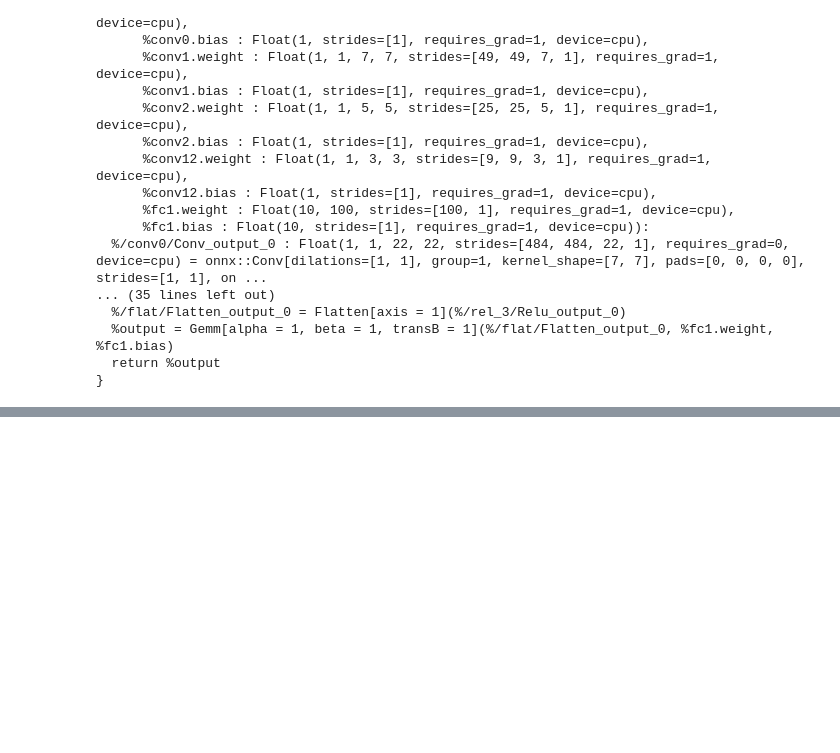
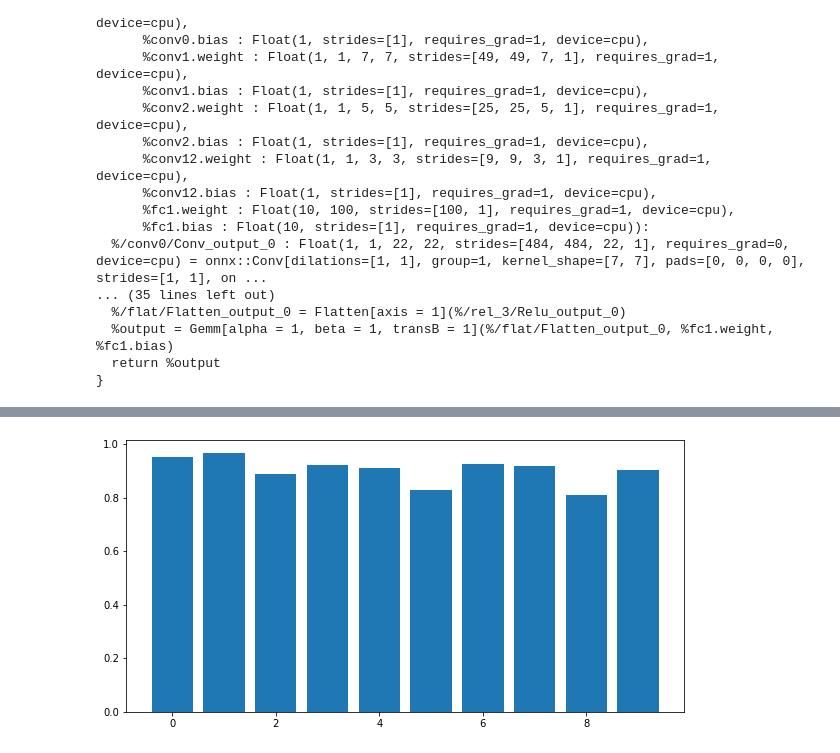
Before and after one commit to COLVERTYETY/streamlit_MNIST, a Jupyter notebook: training.ipynb, the cells around one changed output, grey strips where cells are left out. Drawn from its saved outputs; the diff is of its cells as text; code cells hidden in the pictures; blank space fills up the shorter version.

```diff
--- a/training.ipynb
+++ b/training.ipynb
@@ -343,0 +295,14 @@ fully_quantize: 0, inference_type: 6, input_inference_type: FLOAT32, output_infe
+# %%
+# load pytorch model
+model.load_state_dict(torch.load("cnn.pt"))
+model.eval()
+#  count wieights with magnitude less than 0.1
+count = 0
+magnitude = 0.001
+for name, param in model.named_parameters():
+    if "weight" in name:
+        count += (param.abs() < magnitude).sum().item()
+print("pytorch model weights with magnitude less than", magnitude,":",count)
+total = sum(p.numel() for p in model.parameters())
+print("total weights:", total)
+print("sparsity:", count / total)
@@ -343,0 +313,77 @@ fully_quantize: 0, inference_type: 6, input_inference_type: FLOAT32, output_infe
+# %%
+# prun the model
+
+from torch.nn.utils import prune
+model = cnn()
+model.load_state_dict(torch.load("cnn.pt"))
+
+params_to_prune = (
+    (model.conv0, 'weight'),
+    (model.conv1, 'weight'),
+    (model.conv2, 'weight'),
+    (model.conv12, 'weight'),
+    (model.fc1, 'weight'),
+)
+
+prune.global_unstructured(
+    parameters=params_to_prune,
+    pruning_method=prune.L1Unstructured,
+    amount=0.2,
+)
+#  count wieights with magnitude less than 0.1
+count = 0
+magnitude = 0.001
+for name, param in model.named_parameters():
+    if "weight" in name:
+        count += (param.abs() < magnitude).sum().item()
+print("pruned model weights with magnitude less than", magnitude,":",count)
+total = sum(p.numel() for p in model.parameters())
+print("total weights:", total)
+print("sparsity:", count / total)
+
+#  save sparse model
+torch.save(model.state_dict(), "cnn_sparse.pt")
+
+#  test the pruned model
+model.eval()
+with torch.no_grad():
+    sparse_confusion_matrix = np.zeros((10, 10))
+    total_loss = 0
+    total_acc = 0
+    sparse_class_acc = np.zeros(10)
+    sparse_class_num = np.zeros(10)
+    with tqdm(total=len(test_loader), file=sys.stdout) as pbar:
+        for x, y in test_loader:
+            pbar.update(1)
+            x = x
+            y = y
+            y_ = model(x)
+            loss = critereon(y_, y)
+            total_acc += (y_.argmax(dim=1) == y).sum().item()
+            total_loss += loss.item()
+            for i in range(len(y)):
+                sparse_class_acc[y[i]] += (y_.argmax(dim=1)[i] == y[i]).item()
+                sparse_class_num[y[i]] += 1
+                sparse_confusion_matrix[y[i]][y_.argmax(dim=1)[i]] += 1
+        print(f"test acc {total_acc / len(test_data):.3f}")
+        print(f"test loss {total_loss / len(test_loader)}")
+        for i in range(10):
+            print(f"class {i} acc {sparse_class_acc[i] / sparse_class_num[i]:.3f}")
+#  graph the acc
+plt.figure(figsize = (10, 5))
+plt.bar(range(10), sparse_class_acc / sparse_class_num)
+plt.show()
+#  graph the confusion matrix
+plt.figure(figsize = (10, 10))
+plt.imshow(sparse_confusion_matrix)
+plt.show()
+
+# lets take a look at the difference between the two models
+# difference between sparse_class_acc and class_acc
+plt.figure(figsize = (10, 5))
+plt.bar(range(10), (sparse_class_acc / sparse_class_num) - (class_acc / class_num))
+plt.title("difference between sparse_class_acc and class_acc")
+plt.ylabel("difference")
+plt.xlabel("class")
+plt.show()
+# %% [output]
@@ -343,0 +405 @@ fully_quantize: 0, inference_type: 6, input_inference_type: FLOAT32, output_infe
+[figure, added]
```
Also changed, not shown: parts of 7 cells of this notebook, 8 other files.
